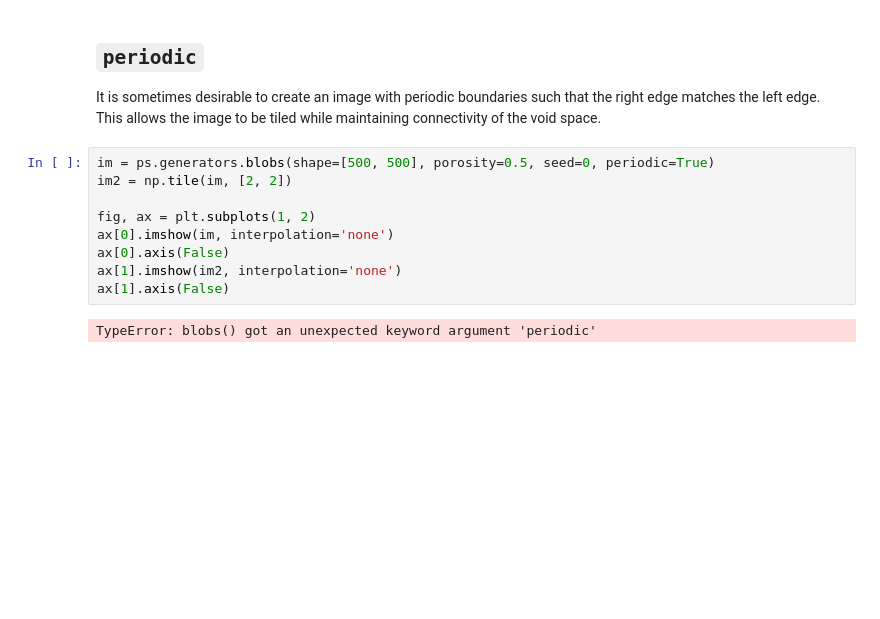
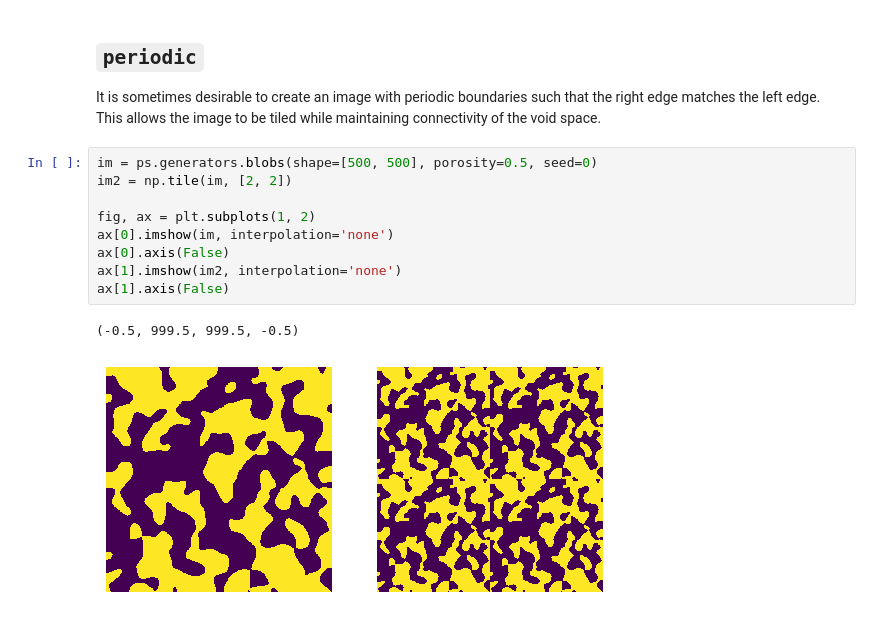
Before and after one commit to grabatojrh/porespy, a Jupyter notebook: examples/generators/reference/blobs.ipynb, the cells around one changed output. Cells and saved outputs as stored; diff of their text form; blank space fills up the shorter version.

```diff
--- a/examples/generators/reference/blobs.ipynb
+++ b/examples/generators/reference/blobs.ipynb
@@ -100,13 +98,14 @@ ax[1].axis(False);
 
 It is sometimes desirable to create an image with periodic boundaries such that the right edge matches the left edge.  This allows the image to be tiled while maintaining connectivity of the void space.
 # %%
-im = ps.generators.blobs(shape=[500, 500], porosity=0.5, seed=0, periodic=True)
+im = ps.generators.blobs(shape=[500, 500], porosity=0.5, seed=0)
 im2 = np.tile(im, [2, 2])
 
 fig, ax = plt.subplots(1, 2)
 ax[0].imshow(im, interpolation='none')
 ax[0].axis(False)
 ax[1].imshow(im2, interpolation='none')
 ax[1].axis(False)
 # %% [output]
-TypeError: blobs() got an unexpected keyword argument 'periodic'
+(-0.5, 999.5, 999.5, -0.5)
+[figure, added]
```
Also changed, not shown: parts of 7 cells of this notebook.
